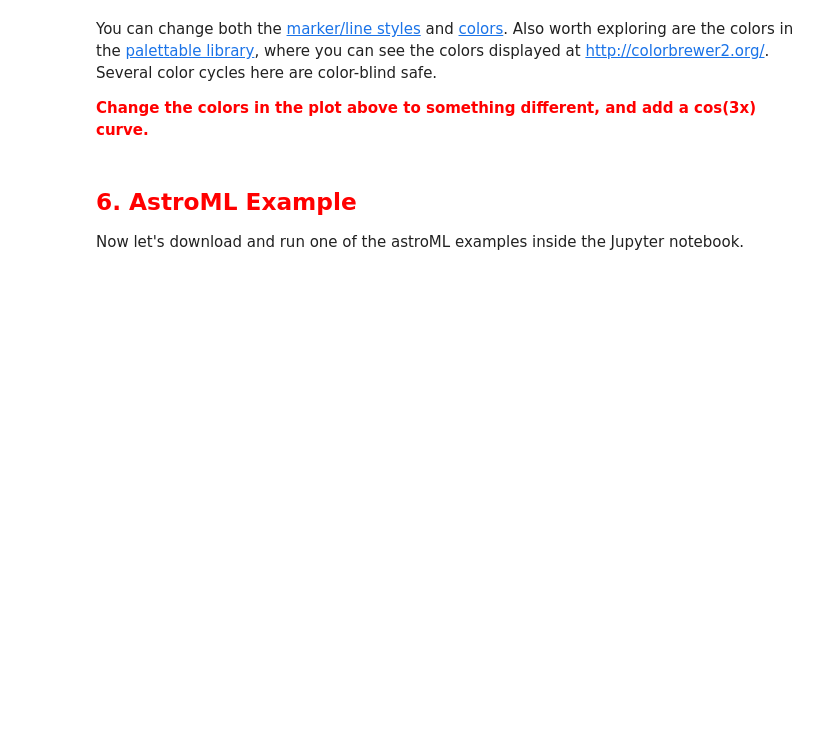
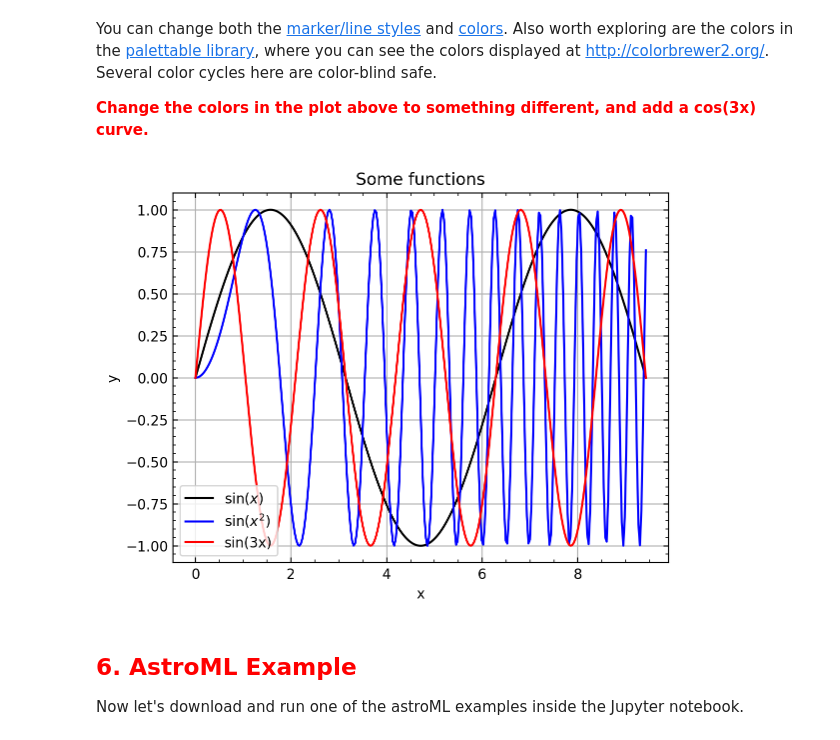
Before and after one commit to NihanPol/ASTR_3300_S2025, a Jupyter notebook: lectures/Lecture_1b.ipynb, the cells around one changed output. Drawn from its saved outputs; the diff is of its cells as text; code cells hidden in the pictures; blank space fills up the shorter version.

```diff
--- a/lectures/Lecture_1b.ipynb
+++ b/lectures/Lecture_1b.ipynb
@@ -520,6 +535,29 @@ plt.tick_params(which='both', direction='in', tick2On=True)
 You can change both the [marker/line styles](http://matplotlib.org/examples/lines_bars_and_markers/) and [colors](http://matplotlib.org/api/colors_api.html). Also worth exploring are the colors in the [palettable library](https://jiffyclub.github.io/palettable/), where you can see the colors displayed at [http://colorbrewer2.org/](http://colorbrewer2.org/). Several color cycles here are color-blind safe.
 
 <font color='red'>**Change the colors in the plot above to something different, and add a cos(3x) curve.**</font>
+# %%
+x = np.linspace(0, 3*np.pi, 300)
+
+y = np.sin(x)
+y2 = np.sin(x**2)
+y3 = np.sin(3*x)
+
+plt.plot(x, y, label=r'$\sin(x)$',color='black')
+plt.plot(x, y2, label=r'$\sin(x^2)$',color='blue')
+plt.plot(x, y3, label='sin(3x)',color='red')
+plt.title('Some functions')
+plt.xlabel('x')
+plt.ylabel('y')
+
+plt.grid(which='major')
+plt.legend(loc='lower left');
+
+## optional extras
+plt.minorticks_on()
+plt.tick_params(which='both', direction='in', tick2On=True)
+plt.show()
+# %% [output]
+[figure, added]
 # %% [markdown]
 ## <font color='red'>6. AstroML Example</font> <a class="anchor" id="sixth-bullet"></a>
 
```
Also changed, not shown: parts of 5 cells of this notebook.
